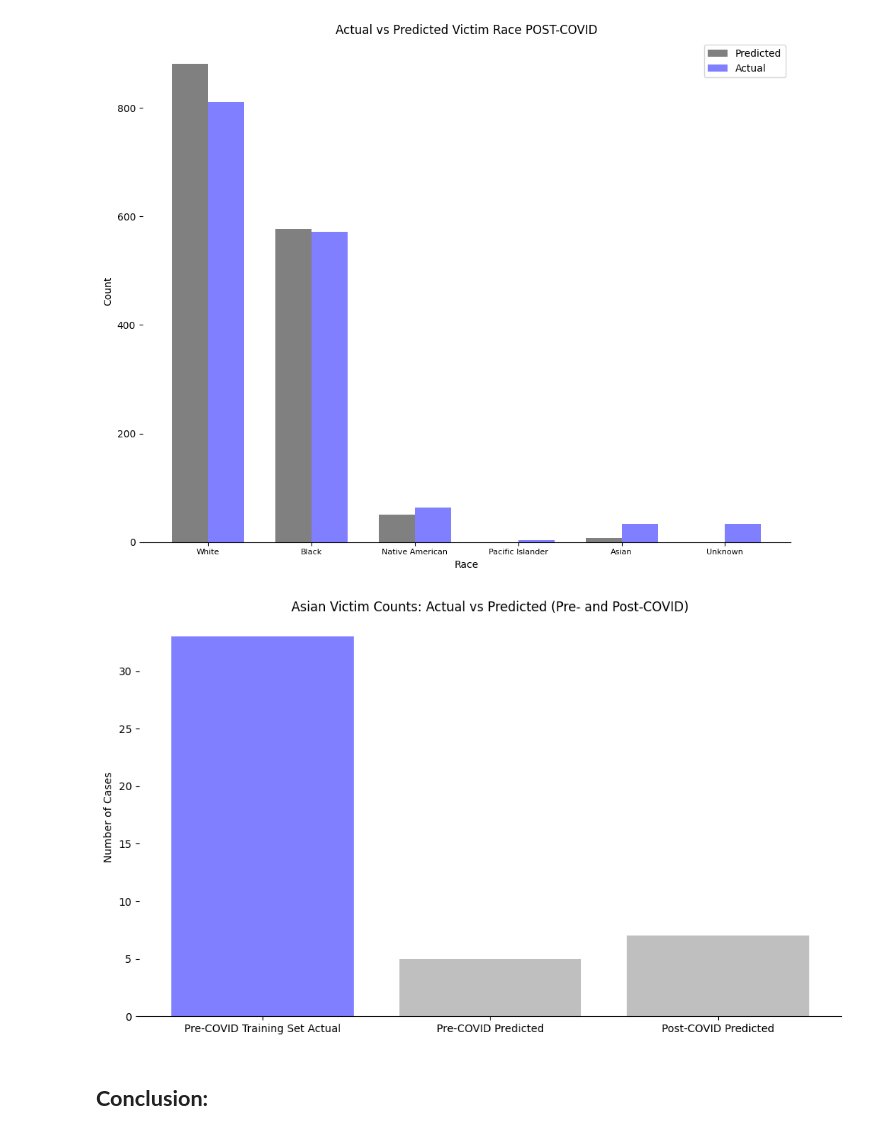
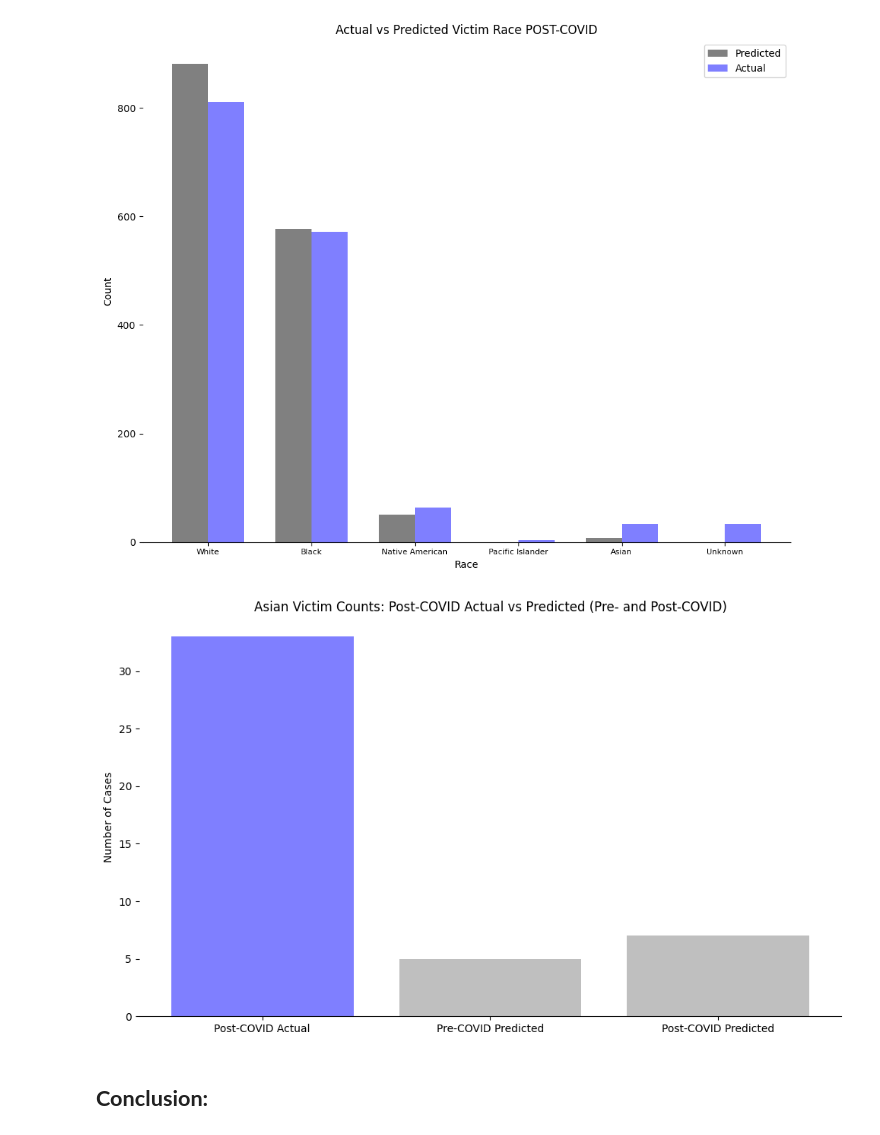
Before and after one commit to RyanErm/mlproject, a Jupyter notebook: Model.ipynb, the cells around one changed output. Cells and saved outputs as stored; diff of their text form; code cells hidden in the pictures.

Commit message:
fixed the labels on last graph

```diff
--- a/Model.ipynb
+++ b/Model.ipynb
@@ -692,30 +731,30 @@ plt.show()
 # %%
 asian_pre_actual = (df_test_pre['VicRace'] == 'Asian').sum()
 asian_pre_predicted = (df_test_pre['Predicted'] == 'Asian').sum()
 
 asian_post_actual = (df_test_post['VicRace'] == 'Asian').sum()
 asian_post_predicted = (df_test_post['Predicted'] == 'Asian').sum()
 
-labels = ['Pre-COVID Training Set Actual', 'Pre-COVID Predicted', 'Post-COVID Predicted']
+labels = ['Post-COVID Actual', 'Pre-COVID Predicted', 'Post-COVID Predicted']
 counts = [asian_pre_actual, asian_pre_predicted, asian_post_predicted]
 
 x = np.arange(len(labels))
 
 plt.figure(figsize=(10,6))
 plt.bar(x, counts, color=['blue', 'gray', 'gray'], alpha=0.5)
 
 ax = plt.gca()
 ax.spines['right'].set_visible(False)
 ax.spines['top'].set_visible(False)
 ax.spines['left'].set_visible(False)
 
 plt.xticks(x, labels, rotation=0, fontsize=10)
 plt.ylabel('Number of Cases')
-plt.title('Asian Victim Counts: Actual vs Predicted (Pre- and Post-COVID)')
+plt.title('Asian Victim Counts: Post-COVID Actual vs Predicted (Pre- and Post-COVID)')
 plt.tight_layout()
 plt.show()
 # %% [output]
-[figure, old version]
+[figure, new version]
 # %% [markdown]
 ## **Conclusion:**
 # %% [markdown]
```
Also changed, not shown: parts of 3 cells of this notebook.
